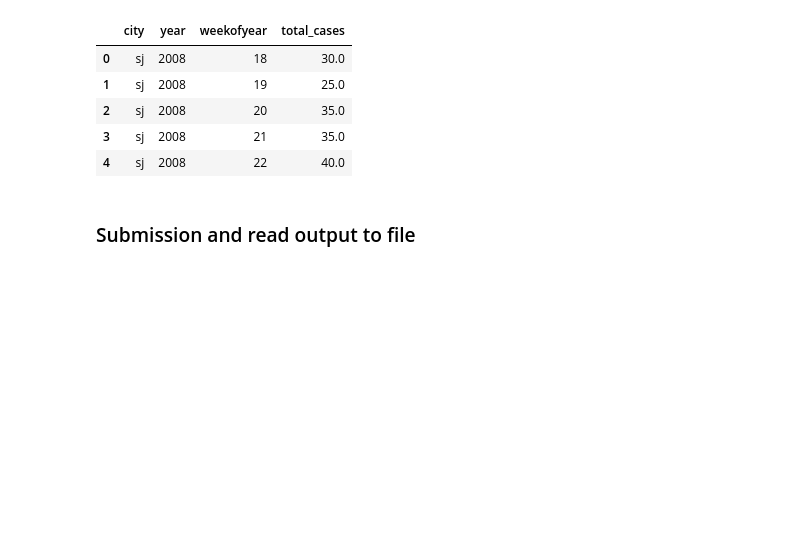
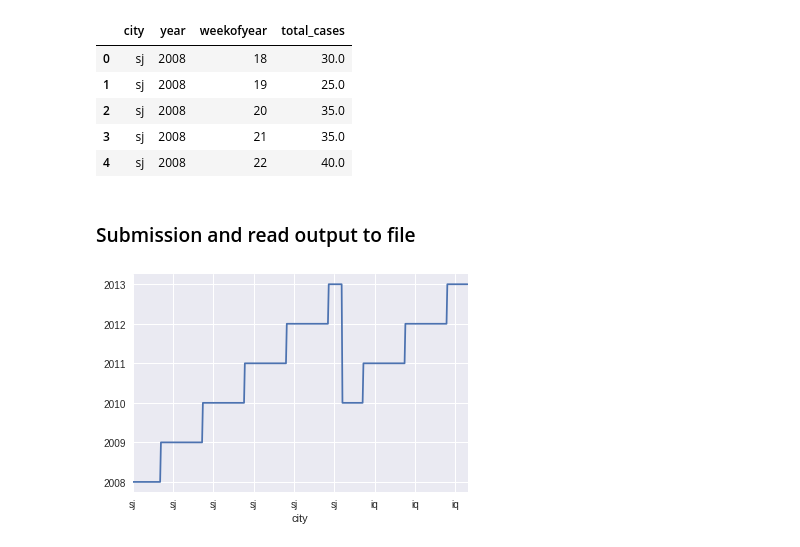
Before and after one commit to gangupantulur/dengAI-challenge, a Jupyter notebook: Dengue Fever Roh.ipynb, the cells around one changed output. Drawn from its saved outputs; the diff is of its cells as text; code cells hidden in the pictures; blank space fills up the shorter version.

```diff
--- a/Dengue Fever Roh.ipynb
+++ b/Dengue Fever Roh.ipynb
@@ -389,3 +389,11 @@ for idx in range(Data_Predicted.shape[0]):
 ### Submission and read output to file
 # %%
 Data_Predicted.to_csv('Final_Output.csv',index=False)
+# %%
+from pandas import Series
+from matplotlib import pyplot
+series = Series.from_csv('Final_Output.csv', header=0)
+series.plot()
+pyplot.show()
+# %% [output]
+[figure, added]
```
